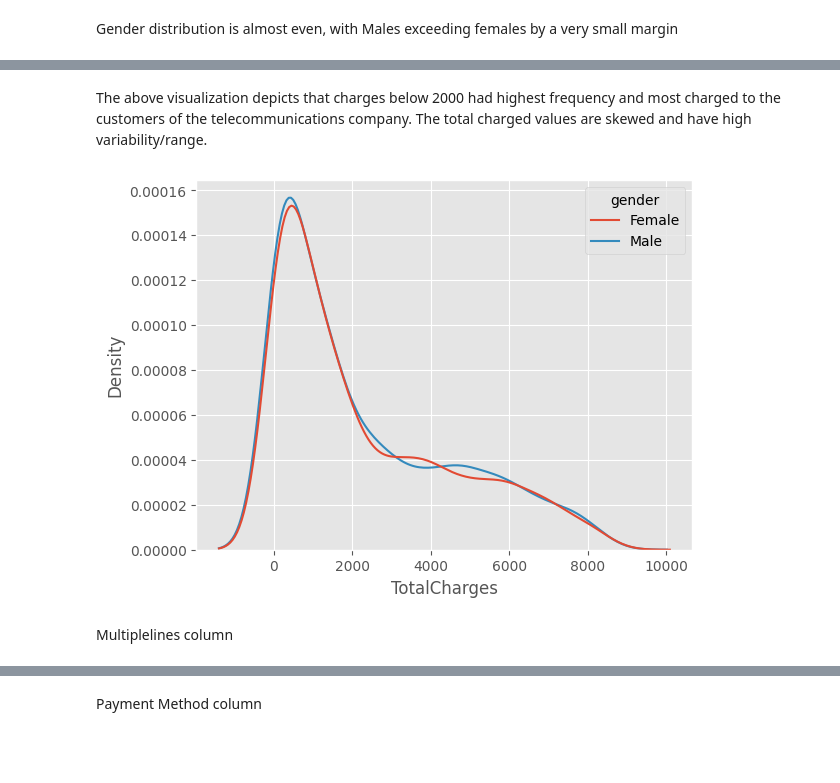
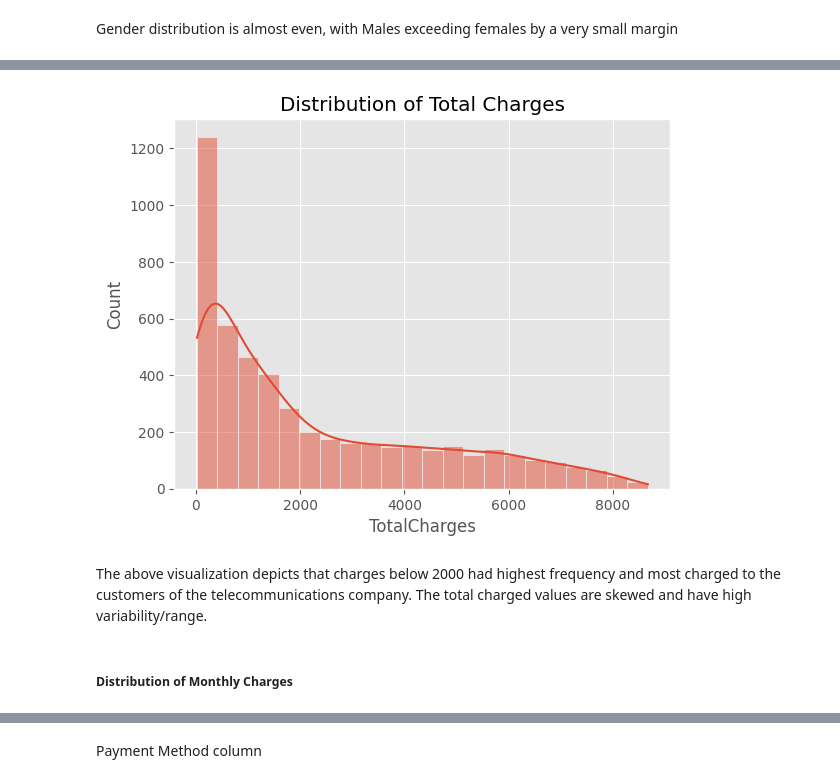
Before and after one commit to kaitany/Telecommunications-Churn-Analysis, a Jupyter notebook: Predicting_Customer_Churn.ipynb, the cells around one changed output, grey strips where cells are left out. Saved outputs shown, nothing was run; the diff lists cells and outputs as text; code cells hidden in the pictures; blank space fills up the shorter version.

```diff
--- a/Predicting_Customer_Churn.ipynb
+++ b/Predicting_Customer_Churn.ipynb
@@ -1173,9 +1171,12 @@ plt.show()
+# %%
+#Creation of a Histogram using seaborn
+#sns.histplot(data=df['TotalCharges], kde=True)
+
+sns.histplot(data=df['TotalCharges'], kde=True)
+plt.title('Distribution of Total Charges');
+# %% [output]
+[figure, added]
 # %% [markdown]
 The above visualization depicts that charges below 2000 had highest frequency and most charged to the customers of the telecommunications company. The total charged values are skewed and have high variability/range.
-# %%
-# A distribution plot to show the skewness in detail
-sns.kdeplot(x='TotalCharges', data=df, hue='gender');
-# %% [output]
-[figure, removed]
-# %% [markdown]
-Multiplelines column
+# %% [markdown]
+##### Distribution of Monthly Charges
```
Also changed, not shown: parts of 212 cells of this notebook, 1 other file.
